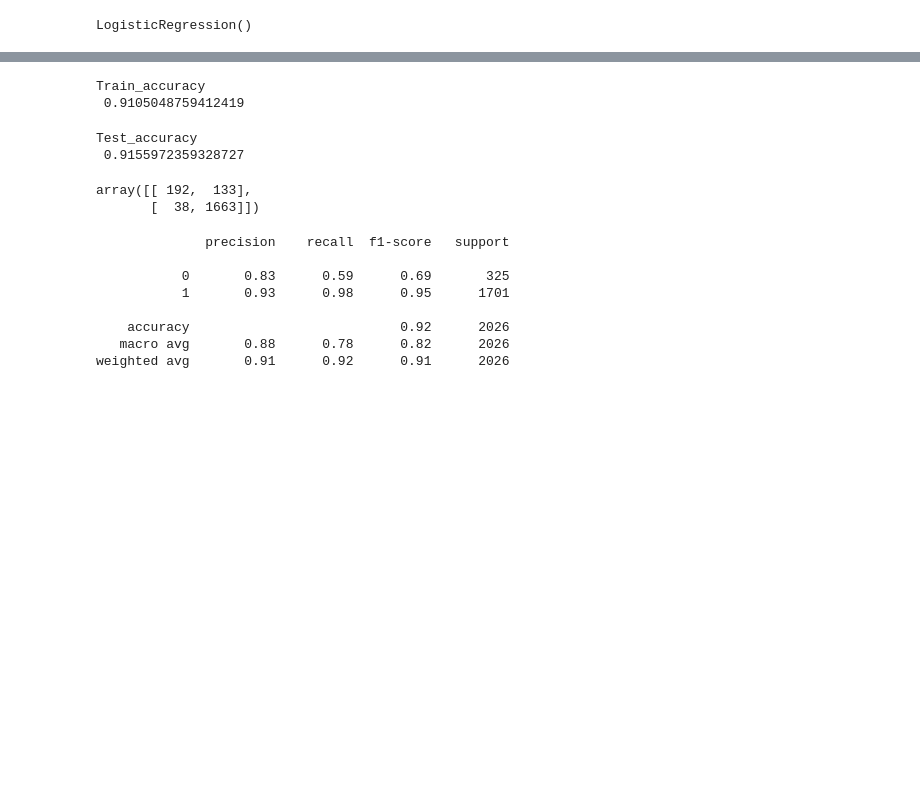
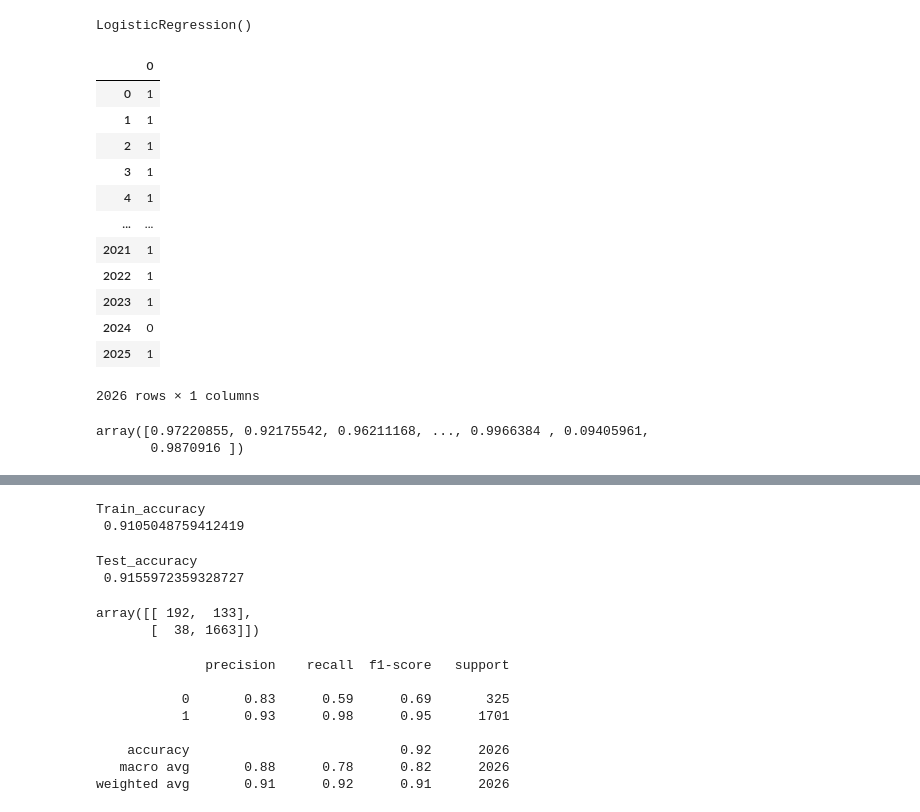
Before and after one commit to Zhassan8/learnbay_projects, a Jupyter notebook: bankchurners-recall-rate-98.ipynb, the cells around one changed output, grey strips where cells are left out. Cells and saved outputs as stored; diff of their text form; code cells hidden in the pictures; blank space fills up the shorter version.

```diff
--- a/bankchurners-recall-rate-98.ipynb
+++ b/bankchurners-recall-rate-98.ipynb
@@ -713,3 +724,26 @@ lr2.fit(X_train,Y_train)
 LogisticRegression()
 # %%
 Y_test_predict1=lr2.predict(X_test)
+# %%
+Y_test_predict1_df=pd.DataFrame(Y_test_predict1)
+Y_test_predict1_df
+# %% [output]
+|  | 0 |
+| 0 | 1 |
+| 1 | 1 |
+| 2 | 1 |
+| 3 | 1 |
+| 4 | 1 |
+| ... | ... |
+| 2021 | 1 |
+| 2022 | 1 |
+| 2023 | 1 |
+| 2024 | 0 |
+| 2025 | 1 |
+2026 rows × 1 columns
+# %%
+Y_test_probability_score=lr2.predict_proba(X_test)[:,1]
+Y_test_probability_score
+# %% [output]
+array([0.97220855, 0.92175542, 0.96211168, ..., 0.9966384 , 0.09405961,
+       0.9870916 ])
```
Also changed, not shown: parts of 42 cells of this notebook.
